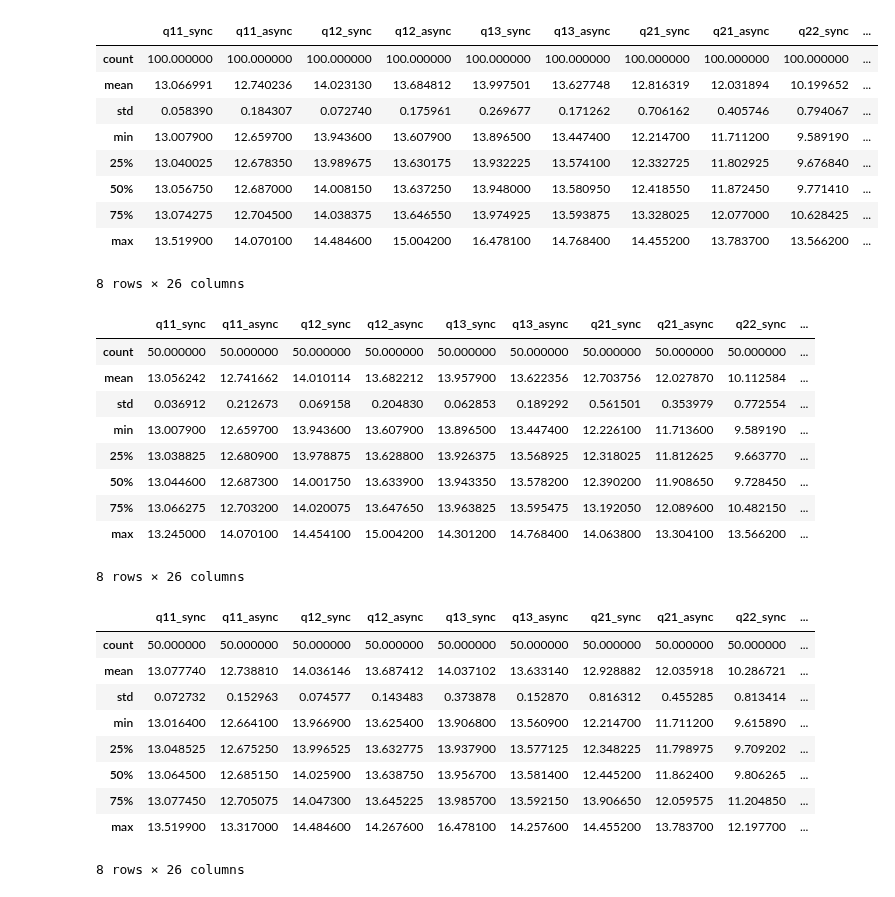
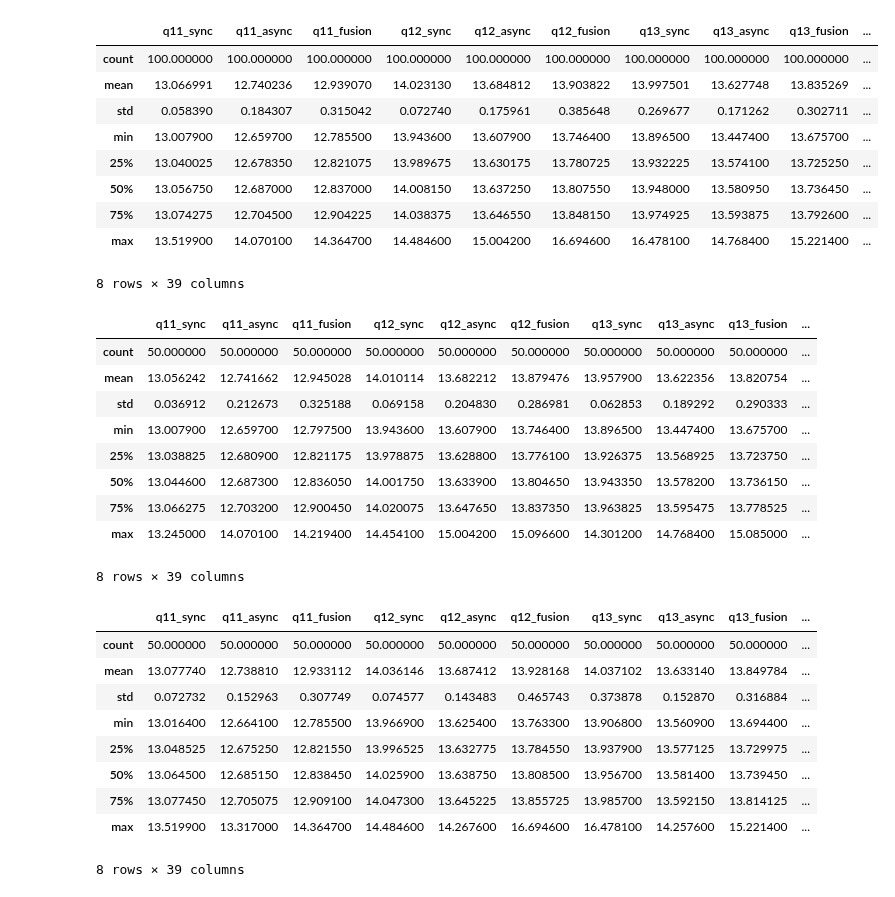
Before and after one commit to Maestro-Zacht/sycldb-calcite-executor, a Jupyter notebook: performances/perf.ipynb, the cells around one changed output. Saved outputs shown, nothing was run; the diff lists cells and outputs as text; code cells hidden in the pictures.

Commit message:
added fusion + measurements

```diff
--- a/performances/perf.ipynb
+++ b/performances/perf.ipynb
@@ -5,49 +5,51 @@ queries = ('q11', 'q12', 'q13', 'q21', 'q22', 'q23', 'q31', 'q32', 'q33', 'q34',
 # %%
 results = pd.DataFrame()
 for q in queries:
     data_sync = pd.read_csv(f'{q}-performance-sync.log', header=None, names=['execution_time_ms'])
     data_async = pd.read_csv(f'{q}-performance.log', header=None, names=['execution_time_ms'])
+    data_fusion = pd.read_csv(f'{q}-performance-fusion.log', header=None, names=['execution_time_ms'])
     results[f'{q}_sync'] = data_sync['execution_time_ms']
     results[f'{q}_async'] = data_async['execution_time_ms']
+    results[f'{q}_fusion'] = data_fusion['execution_time_ms']
 
 results.describe()
 # %% [output]
-|  | q11_sync | q11_async | q12_sync | q12_async | q13_sync | q13_async | q21_sync | q21_async | q22_sync | ... |
+|  | q11_sync | q11_async | q11_fusion | q12_sync | q12_async | q12_fusion | q13_sync | q13_async | q13_fusion | ... |
 | count | 100.000000 | 100.000000 | 100.000000 | 100.000000 | 100.000000 | 100.000000 | 100.000000 | 100.000000 | 100.000000 | ... |
-| mean | 13.066991 | 12.740236 | 14.023130 | 13.684812 | 13.997501 | 13.627748 | 12.816319 | 12.031894 | 10.199652 | ... |
-| std | 0.058390 | 0.184307 | 0.072740 | 0.175961 | 0.269677 | 0.171262 | 0.706162 | 0.405746 | 0.794067 | ... |
-| min | 13.007900 | 12.659700 | 13.943600 | 13.607900 | 13.896500 | 13.447400 | 12.214700 | 11.711200 | 9.589190 | ... |
-| 25% | 13.040025 | 12.678350 | 13.989675 | 13.630175 | 13.932225 | 13.574100 | 12.332725 | 11.802925 | 9.676840 | ... |
-| 50% | 13.056750 | 12.687000 | 14.008150 | 13.637250 | 13.948000 | 13.580950 | 12.418550 | 11.872450 | 9.771410 | ... |
-| 75% | 13.074275 | 12.704500 | 14.038375 | 13.646550 | 13.974925 | 13.593875 | 13.328025 | 12.077000 | 10.628425 | ... |
-| max | 13.519900 | 14.070100 | 14.484600 | 15.004200 | 16.478100 | 14.768400 | 14.455200 | 13.783700 | 13.566200 | ... |
+| mean | 13.066991 | 12.740236 | 12.939070 | 14.023130 | 13.684812 | 13.903822 | 13.997501 | 13.627748 | 13.835269 | ... |
+| std | 0.058390 | 0.184307 | 0.315042 | 0.072740 | 0.175961 | 0.385648 | 0.269677 | 0.171262 | 0.302711 | ... |
+| min | 13.007900 | 12.659700 | 12.785500 | 13.943600 | 13.607900 | 13.746400 | 13.896500 | 13.447400 | 13.675700 | ... |
+| 25% | 13.040025 | 12.678350 | 12.821075 | 13.989675 | 13.630175 | 13.780725 | 13.932225 | 13.574100 | 13.725250 | ... |
+| 50% | 13.056750 | 12.687000 | 12.837000 | 14.008150 | 13.637250 | 13.807550 | 13.948000 | 13.580950 | 13.736450 | ... |
+| 75% | 13.074275 | 12.704500 | 12.904225 | 14.038375 | 13.646550 | 13.848150 | 13.974925 | 13.593875 | 13.792600 | ... |
+| max | 13.519900 | 14.070100 | 14.364700 | 14.484600 | 15.004200 | 16.694600 | 16.478100 | 14.768400 | 15.221400 | ... |
-8 rows × 26 columns
+8 rows × 39 columns
 # %%
 results.head(50).describe()
 # %% [output]
-|  | q11_sync | q11_async | q12_sync | q12_async | q13_sync | q13_async | q21_sync | q21_async | q22_sync | ... |
+|  | q11_sync | q11_async | q11_fusion | q12_sync | q12_async | q12_fusion | q13_sync | q13_async | q13_fusion | ... |
 | count | 50.000000 | 50.000000 | 50.000000 | 50.000000 | 50.000000 | 50.000000 | 50.000000 | 50.000000 | 50.000000 | ... |
-| mean | 13.056242 | 12.741662 | 14.010114 | 13.682212 | 13.957900 | 13.622356 | 12.703756 | 12.027870 | 10.112584 | ... |
-| std | 0.036912 | 0.212673 | 0.069158 | 0.204830 | 0.062853 | 0.189292 | 0.561501 | 0.353979 | 0.772554 | ... |
-| min | 13.007900 | 12.659700 | 13.943600 | 13.607900 | 13.896500 | 13.447400 | 12.226100 | 11.713600 | 9.589190 | ... |
-| 25% | 13.038825 | 12.680900 | 13.978875 | 13.628800 | 13.926375 | 13.568925 | 12.318025 | 11.812625 | 9.663770 | ... |
-| 50% | 13.044600 | 12.687300 | 14.001750 | 13.633900 | 13.943350 | 13.578200 | 12.390200 | 11.908650 | 9.728450 | ... |
-| 75% | 13.066275 | 12.703200 | 14.020075 | 13.647650 | 13.963825 | 13.595475 | 13.192050 | 12.089600 | 10.482150 | ... |
-| max | 13.245000 | 14.070100 | 14.454100 | 15.004200 | 14.301200 | 14.768400 | 14.063800 | 13.304100 | 13.566200 | ... |
+| mean | 13.056242 | 12.741662 | 12.945028 | 14.010114 | 13.682212 | 13.879476 | 13.957900 | 13.622356 | 13.820754 | ... |
+| std | 0.036912 | 0.212673 | 0.325188 | 0.069158 | 0.204830 | 0.286981 | 0.062853 | 0.189292 | 0.290333 | ... |
+| min | 13.007900 | 12.659700 | 12.797500 | 13.943600 | 13.607900 | 13.746400 | 13.896500 | 13.447400 | 13.675700 | ... |
+| 25% | 13.038825 | 12.680900 | 12.821175 | 13.978875 | 13.628800 | 13.776100 | 13.926375 | 13.568925 | 13.723750 | ... |
+| 50% | 13.044600 | 12.687300 | 12.836050 | 14.001750 | 13.633900 | 13.804650 | 13.943350 | 13.578200 | 13.736150 | ... |
+| 75% | 13.066275 | 12.703200 | 12.900450 | 14.020075 | 13.647650 | 13.837350 | 13.963825 | 13.595475 | 13.778525 | ... |
+| max | 13.245000 | 14.070100 | 14.219400 | 14.454100 | 15.004200 | 15.096600 | 14.301200 | 14.768400 | 15.085000 | ... |
-8 rows × 26 columns
+8 rows × 39 columns
 # %%
 results[50:].describe()
 # %% [output]
-|  | q11_sync | q11_async | q12_sync | q12_async | q13_sync | q13_async | q21_sync | q21_async | q22_sync | ... |
+|  | q11_sync | q11_async | q11_fusion | q12_sync | q12_async | q12_fusion | q13_sync | q13_async | q13_fusion | ... |
 | count | 50.000000 | 50.000000 | 50.000000 | 50.000000 | 50.000000 | 50.000000 | 50.000000 | 50.000000 | 50.000000 | ... |
-| mean | 13.077740 | 12.738810 | 14.036146 | 13.687412 | 14.037102 | 13.633140 | 12.928882 | 12.035918 | 10.286721 | ... |
-| std | 0.072732 | 0.152963 | 0.074577 | 0.143483 | 0.373878 | 0.152870 | 0.816312 | 0.455285 | 0.813414 | ... |
-| min | 13.016400 | 12.664100 | 13.966900 | 13.625400 | 13.906800 | 13.560900 | 12.214700 | 11.711200 | 9.615890 | ... |
-| 25% | 13.048525 | 12.675250 | 13.996525 | 13.632775 | 13.937900 | 13.577125 | 12.348225 | 11.798975 | 9.709202 | ... |
-| 50% | 13.064500 | 12.685150 | 14.025900 | 13.638750 | 13.956700 | 13.581400 | 12.445200 | 11.862400 | 9.806265 | ... |
-| 75% | 13.077450 | 12.705075 | 14.047300 | 13.645225 | 13.985700 | 13.592150 | 13.906650 | 12.059575 | 11.204850 | ... |
-| max | 13.519900 | 13.317000 | 14.484600 | 14.267600 | 16.478100 | 14.257600 | 14.455200 | 13.783700 | 12.197700 | ... |
+| mean | 13.077740 | 12.738810 | 12.933112 | 14.036146 | 13.687412 | 13.928168 | 14.037102 | 13.633140 | 13.849784 | ... |
+| std | 0.072732 | 0.152963 | 0.307749 | 0.074577 | 0.143483 | 0.465743 | 0.373878 | 0.152870 | 0.316884 | ... |
+| min | 13.016400 | 12.664100 | 12.785500 | 13.966900 | 13.625400 | 13.763300 | 13.906800 | 13.560900 | 13.694400 | ... |
+| 25% | 13.048525 | 12.675250 | 12.821550 | 13.996525 | 13.632775 | 13.784550 | 13.937900 | 13.577125 | 13.729975 | ... |
+| 50% | 13.064500 | 12.685150 | 12.838450 | 14.025900 | 13.638750 | 13.808500 | 13.956700 | 13.581400 | 13.739450 | ... |
+| 75% | 13.077450 | 12.705075 | 12.909100 | 14.047300 | 13.645225 | 13.855725 | 13.985700 | 13.592150 | 13.814125 | ... |
+| max | 13.519900 | 13.317000 | 14.364700 | 14.484600 | 14.267600 | 16.694600 | 16.478100 | 14.257600 | 15.221400 | ... |
-8 rows × 26 columns
+8 rows × 39 columns
 # %%
 for q in queries:
     sync_avg = results[f'{q}_sync'].mean()
```
Also changed, not shown: parts of 1 cell of this notebook, 16 other files.
